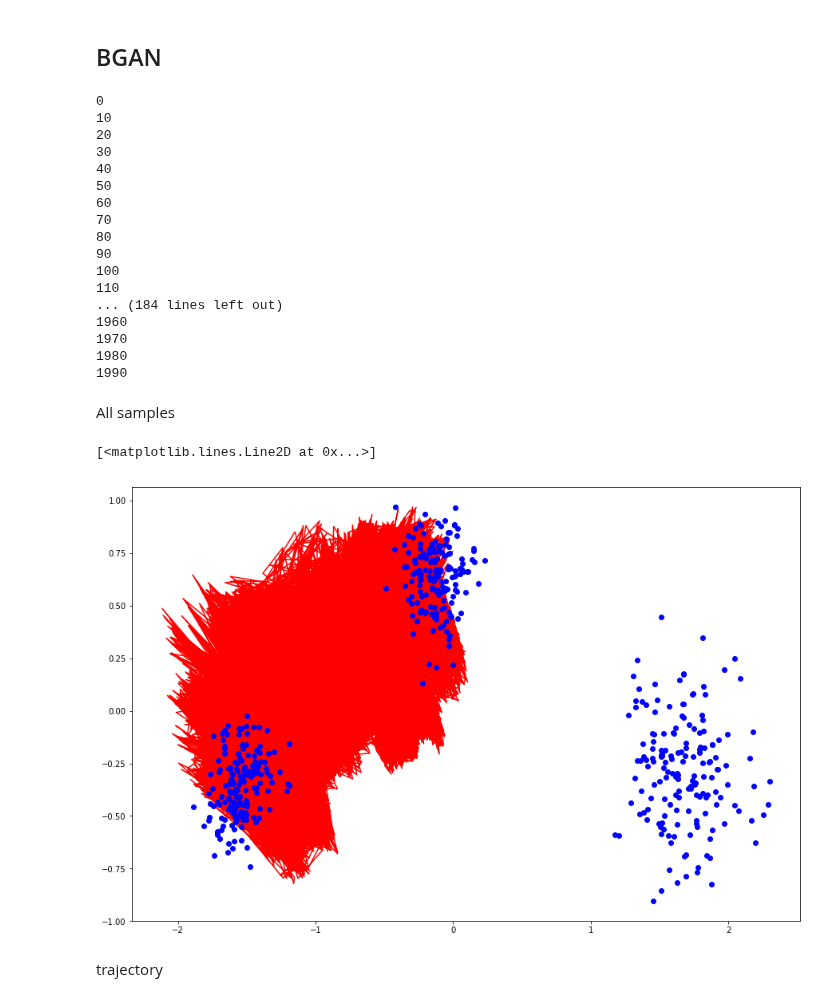
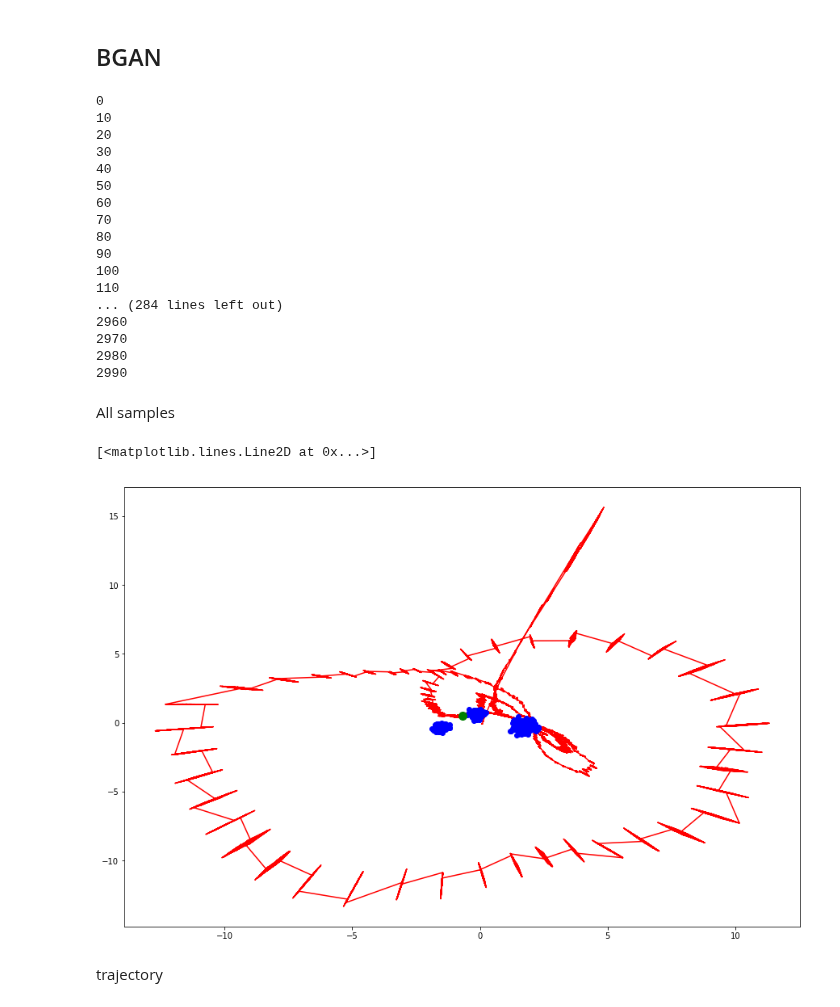
Before and after one commit to mfinzi/gans-and-stuff, a Jupyter notebook: bgan_synth.ipynb, the cells around one changed output. Cells and saved outputs as stored; diff of their text form; code cells hidden in the pictures.

```diff
--- a/bgan_synth.ipynb
+++ b/bgan_synth.ipynb
@@ -91,7 +91,7 @@ gen = GeneratorNetwork(2, 2, 100)
 disc = DiscriminatorNetwork(2, 2, 100)
 gen.apply(weights_init)
 disc.apply(weights_init)
-bgan = BGAN(gen, disc, prior, prior, alpha=.01, eta=1e-4, num_data=len(data), observed_gen=100, disc_lr=1e-4)
+bgan = BGAN(gen, disc, prior, alpha=.01, eta=1e-4, num_data=len(data), disc_lr=1e-3, observed_gen=100)
 samples = []
 # %%
 def visualize(samples, x_min=None, x_max=None, y_min=None, y_max=None, with_samples=True, n_grid=500):
@@ -131,7 +131,7 @@ def visualize(samples, x_min=None, x_max=None, y_min=None, y_max=None, with_samp
 # %%
 if isinstance(samples, np.ndarray):
     samples = samples.tolist()
-for epoch in range(2000):
+for epoch in range(3000):
     for i, data_ in enumerate(dataloader, 0):
         batch = data_.float()
         bgan.step(batch)
@@ -153,8 +153,8 @@ samples = np.vstack(samples)
 90
 100
 110
-... (184 lines left out)
-1960
-1970
-1980
-1990
+... (284 lines left out)
+2960
+2970
+2980
+2990
@@ -162,13 +164,13 @@ samples = np.vstack(samples)
 All samples
 # %%
 plt.figure(figsize=(15, 10))
-x_r, x_f = pca(x, samples)
+x_r, x_f = pca(x, samples[:-1])
 plt.plot(x_f[:, 0], x_f[:, 1], '-r')
 plt.plot(x_r[:, 0], x_r[:, 1], 'bo')
-plt.plot(x_f[-1, 0], x_f[-1, 1], 'ro', markersize=10)
+plt.plot(x_f[-1, 0], x_f[-1, 1], 'go', markersize=10)
 # %% [output]
 [<matplotlib.lines.Line2D at 0x...>]
-[figure, old version]
+[figure, new version]
 # %% [markdown]
 trajectory
 # %%
```
Also changed, not shown: parts of 6 cells of this notebook, 4 other files.
